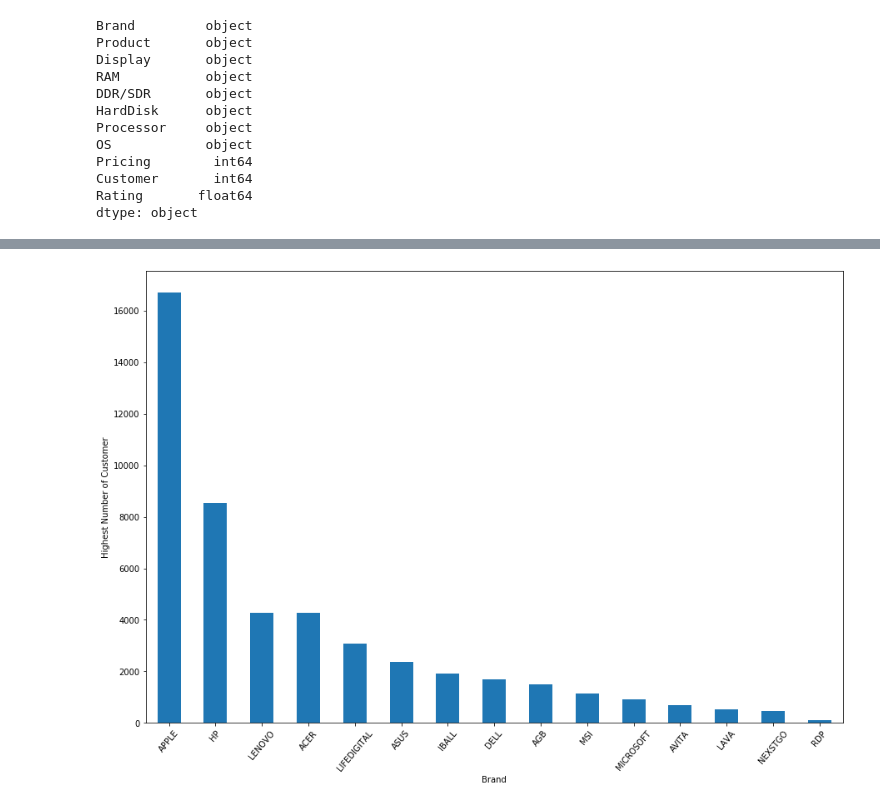
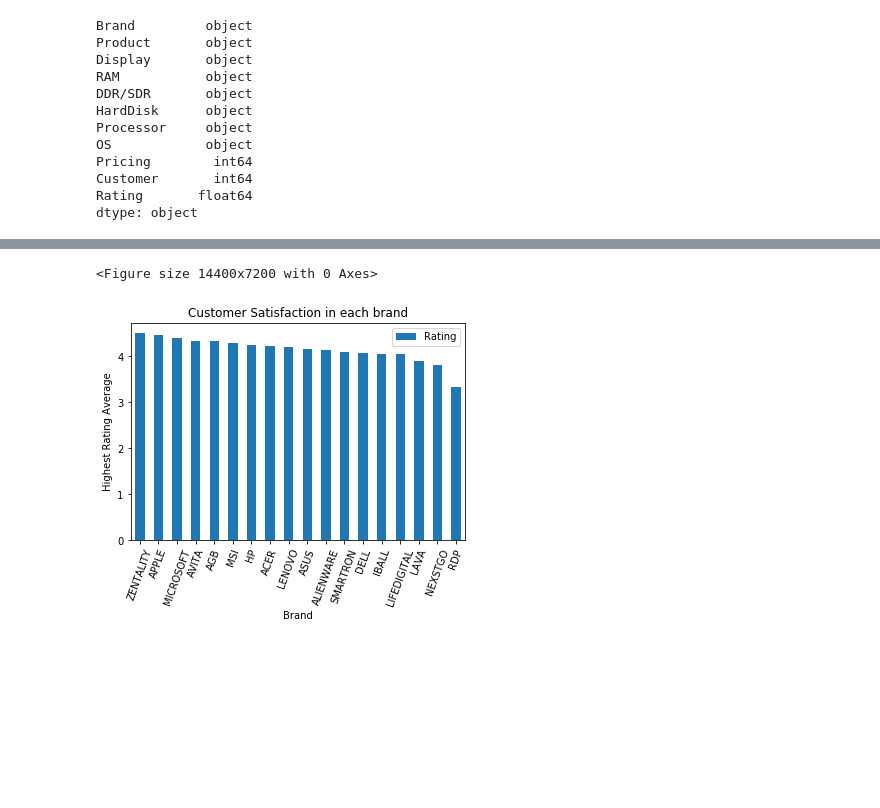
Before and after one commit to Shafin-Thiyam/FlipkartLaptopsaleEDA, a Jupyter notebook: EDA.ipynb, the cells around one changed output, grey strips where cells are left out. Drawn from its saved outputs; the diff is of its cells as text; code cells hidden in the pictures; blank space fills up the shorter version.

```diff
--- a/EDA.ipynb
+++ b/EDA.ipynb
@@ -137,0 +191,5 @@ plt.show()
+# %%
+brandNRating=laptopByBrand[['Brand','Rating']]
+# %%
+brandNRating=brandNRating.agg(np.mean)
+brandNRating
@@ -138,9 +215,11 @@ plt.show()
 # %%
-plt.figure(figsize=(15,10))
-laptopByBrand.max().sort_values(by="Customer",ascending=False)["Customer"].plot.bar()
-plt.xticks(rotation=50)
+plt.figure(figsize=(200,100))
+brandNRating.sort_values(by="Rating",ascending=False)[["Rating"]].plot.bar()
+plt.title("Customer Satisfaction in each brand")
+plt.xticks(rotation=70)
 plt.xlabel("Brand")
-plt.ylabel("Highest Number of Customer")
+plt.ylabel("Highest Rating Average")
 plt.show()
 # %% [output]
+<Figure size 14400x7200 with 0 Axes>
-[figure, old version]
+[figure, new version]
```
Also changed, not shown: parts of 27 cells of this notebook, 2 other files.
